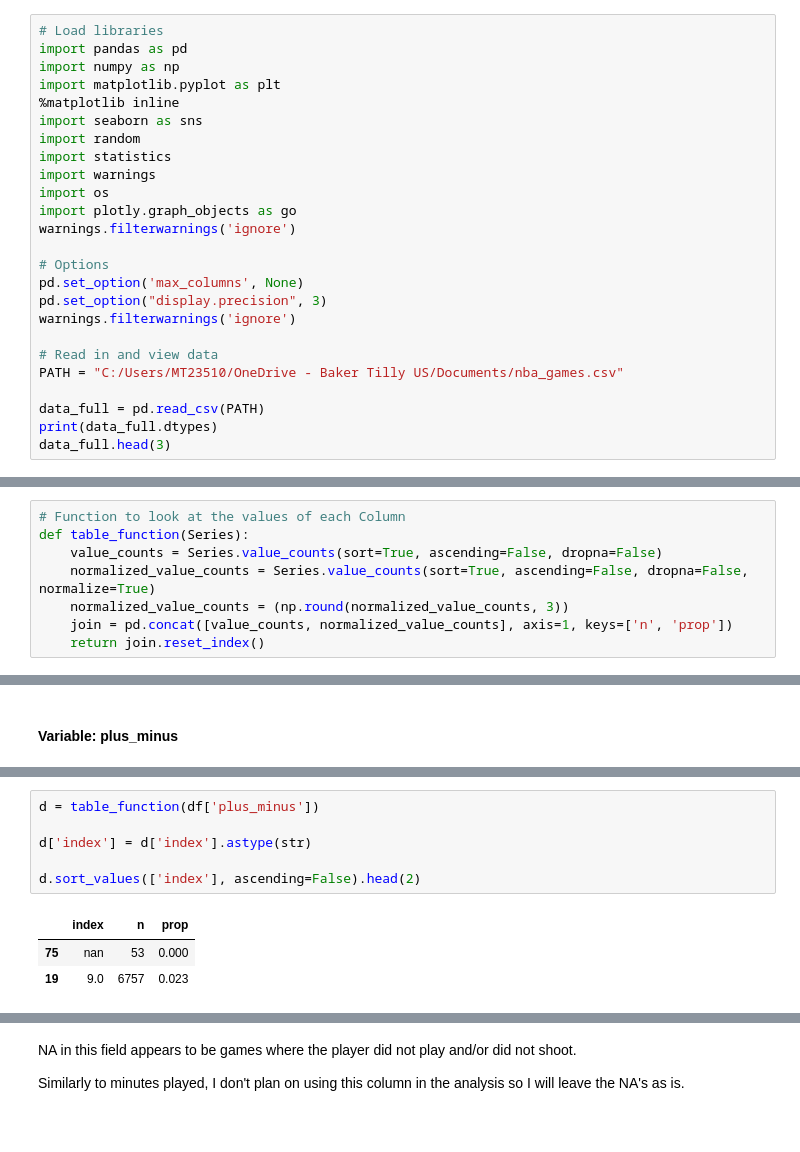
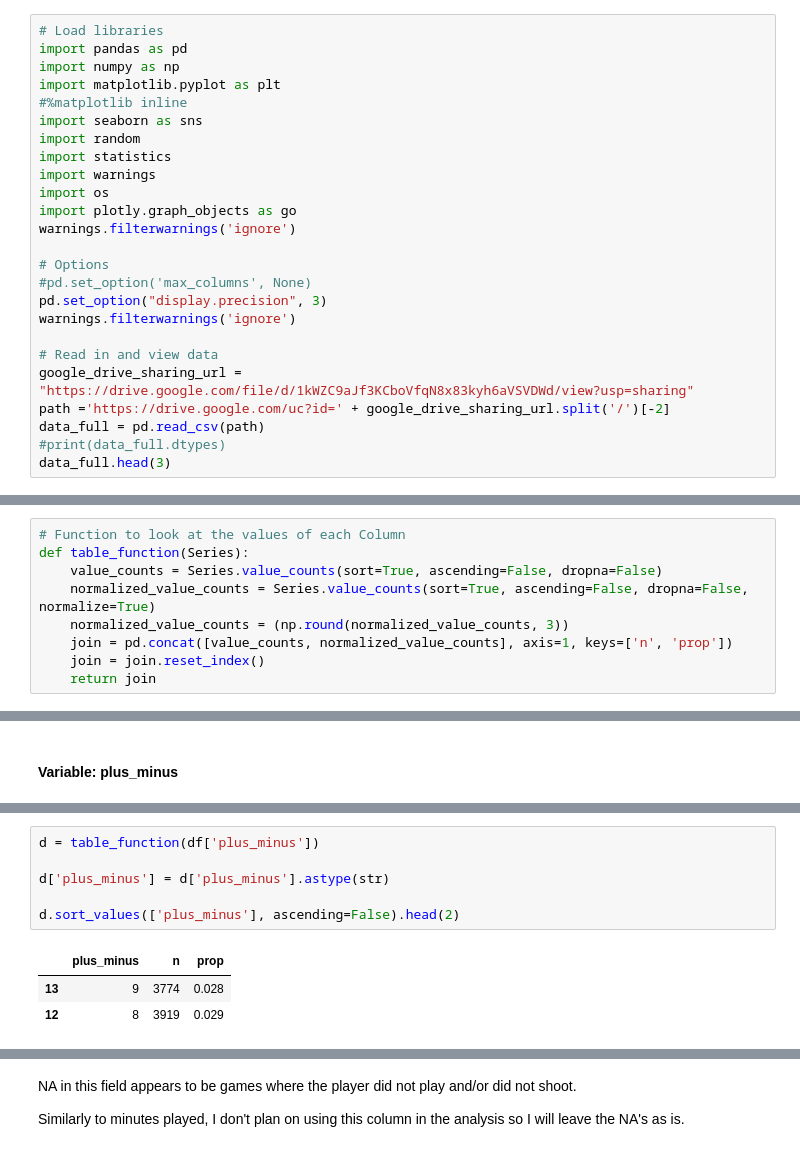
Before and after one commit to MylesThomas/perfect-nba-player, a Jupyter notebook: script.ipynb, the cells around one changed output, grey strips where cells are left out. Cells and saved outputs as stored; diff of their text form.

```diff
--- a/script.ipynb
+++ b/script.ipynb
@@ -98,7 +98,7 @@ Let's get started.
 import pandas as pd
 import numpy as np
 import matplotlib.pyplot as plt
-%matplotlib inline
+#%matplotlib inline
 import seaborn as sns
 import random
 import statistics
@@ -108,14 +108,14 @@ import plotly.graph_objects as go
 warnings.filterwarnings('ignore')
 
 # Options
-pd.set_option('max_columns', None)
+#pd.set_option('max_columns', None)
 pd.set_option("display.precision", 3)
 warnings.filterwarnings('ignore')
 
 # Read in and view data
-PATH = "C:/Users/MT23510/OneDrive - Baker Tilly US/Documents/nba_games.csv"
-
-data_full = pd.read_csv(PATH)
-print(data_full.dtypes)
+google_drive_sharing_url = "https://drive.google.com/file/d/1kWZC9aJf3KCboVfqN8x83kyh6aVSVDWd/view?usp=sharing"
+path ='https://drive.google.com/uc?id=' + google_drive_sharing_url.split('/')[-2]
+data_full = pd.read_csv(path)
+#print(data_full.dtypes)
 data_full.head(3)
 # %% [output]
@@ -160,7 +156,8 @@ def table_function(Series):
     normalized_value_counts = Series.value_counts(sort=True, ascending=False, dropna=False, normalize=True)
     normalized_value_counts = (np.round(normalized_value_counts, 3))
     join = pd.concat([value_counts, normalized_value_counts], axis=1, keys=['n', 'prop'])
-    return join.reset_index()
+    join = join.reset_index()
+    return join
 # %% [markdown]
 #### Variable: 'at'
 # %%
@@ -226,13 +240,13 @@ I am not planning on using this variable for my analysis so I will just move on.
 # %%
 d = table_function(df['plus_minus'])
 
-d['index'] = d['index'].astype(str)
+d['plus_minus'] = d['plus_minus'].astype(str)
 
-d.sort_values(['index'], ascending=False).head(2)
+d.sort_values(['plus_minus'], ascending=False).head(2)
 # %% [output]
-|  | index | n | prop |
-| 75 | nan | 53 | 0.000 |
-| 19 | 9.0 | 6757 | 0.023 |
+|  | plus_minus | n | prop |
+| 13 | 9 | 3774 | 0.028 |
+| 12 | 8 | 3919 | 0.029 |
 # %%
 d = df.copy()
 
```
Also changed, not shown: parts of 22 cells of this notebook, 6 other files.
